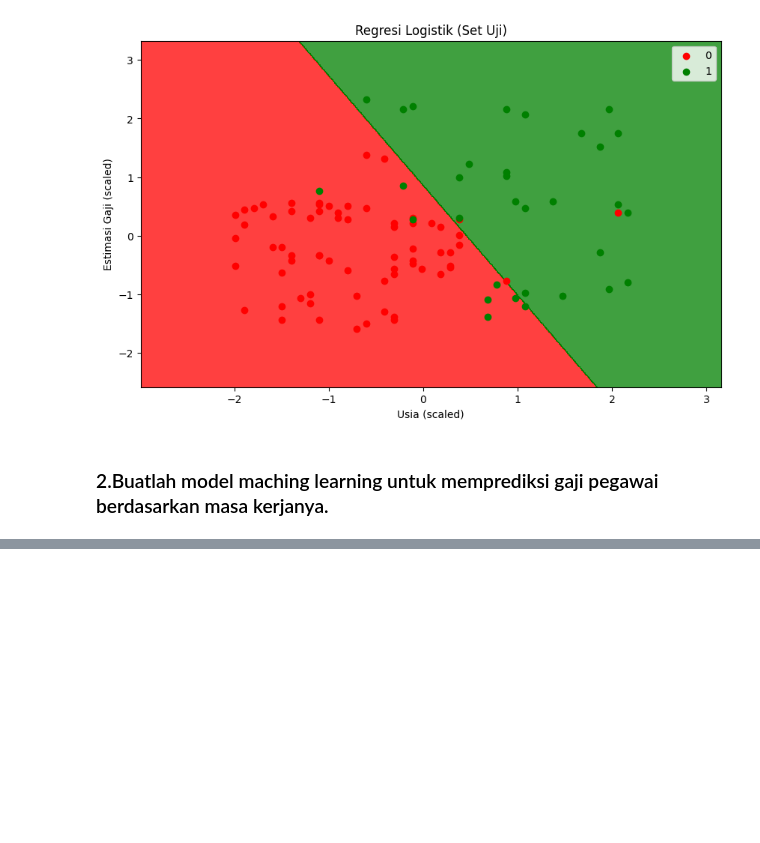
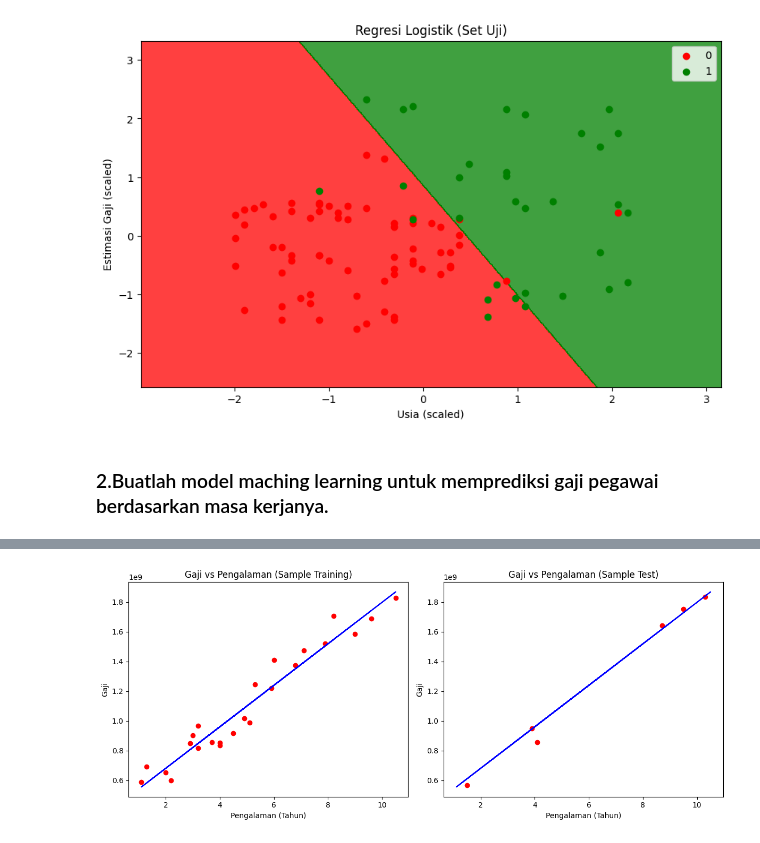
Before and after one commit to Afkar5115/Kecerdasan_Buatan_TI-1B_2025, a Jupyter notebook: Jobsheet_8.ipynb, the cells around one changed output, grey strips where cells are left out. Saved outputs shown, nothing was run; the diff lists cells and outputs as text; code cells hidden in the pictures; blank space fills up the shorter version.

```diff
--- a/Jobsheet_8.ipynb
+++ b/Jobsheet_8.ipynb
@@ -487,3 +487,78 @@ Akurasi (Regresi Logistik): 0.8900 atau 89.00%
 [figure]
 # %% [markdown]
 ### 2.Buatlah model maching learning untuk memprediksi gaji pegawai berdasarkan masa kerjanya.
+# %%
+import numpy as np
+import pandas as pd
+import matplotlib.pyplot as plt
+
+# ## Load Dataset
+# load dataset
+dataset = pd.read_csv('Data_Gaji.csv', delimiter=';')
+X = dataset.iloc[:, :-1].values
+y = dataset.iloc[:, 1].values
+
+# ## Menampilkan Properti Data
+# Menampilkan beberapa baris pertama dari dataset
+print("Data Awal:")
+print(dataset.head())
+print("\n")
+
+# Menampilkan informasi ringkas tentang dataset
+print("Informasi Dataset:")
+dataset.info()
+print("\n")
+
+
+# ## Membagi Data menjadi Data Train dan Data Test
+# Import library untuk membagi data
+from sklearn.model_selection import train_test_split
+
+# Bagi dataset menjadi 80% data training dan 20% data test
+X_train, X_test, y_train, y_test = train_test_split(X, y, test_size=0.2, random_state=0)
+
+
+# ## Membuat Model Regresi Linear Sederhana
+# Import library Regresi Linear
+from sklearn.linear_model import LinearRegression
+
+# Inisialisasi model Regresi Linear
+regressor = LinearRegression()
+
+# Latih model menggunakan data training
+regressor.fit(X_train, y_train)
+
+
+# ## Memprediksi Hasil Test
+# Lakukan prediksi pada data test
+y_pred = regressor.predict(X_test)
+
+# Menampilkan hasil prediksi dan perbandingannya dengan data aktual
+print("Hasil Prediksi vs Gaji Aktual:")
+hasil_perbandingan = pd.DataFrame({'Gaji Aktual': y_test, 'Gaji Prediksi': y_pred})
+print(hasil_perbandingan)
+print("\n")
+
+
+# ### Melakukan Visualisasi Data Train dan Data Test
+# Visualisasikan hasil pada sample training
+plt.figure(figsize=(12, 5))
+
+plt.subplot(1, 2, 1)
+plt.scatter(X_train, y_train, color='red')
+plt.plot(X_train, regressor.predict(X_train), color='blue')
+plt.title('Gaji vs Pengalaman (Sample Training)')
+plt.xlabel('Pengalaman (Tahun)')
+plt.ylabel('Gaji')
+
+# Visualisasikan hasil pada sample test
+plt.subplot(1, 2, 2)
+plt.scatter(X_test, y_test, color='red')
+plt.plot(X_train, regressor.predict(X_train), color='blue') # Garis regresi tetap sama
+plt.title('Gaji vs Pengalaman (Sample Test)')
+plt.xlabel('Pengalaman (Tahun)')
+plt.ylabel('Gaji')
+
+plt.tight_layout()
+plt.show()
+# %% [output]
@@ -489,0 +582 @@ Akurasi (Regresi Logistik): 0.8900 atau 89.00%
+[figure, added]
```
Also changed, not shown: parts of 8 cells of this notebook.
